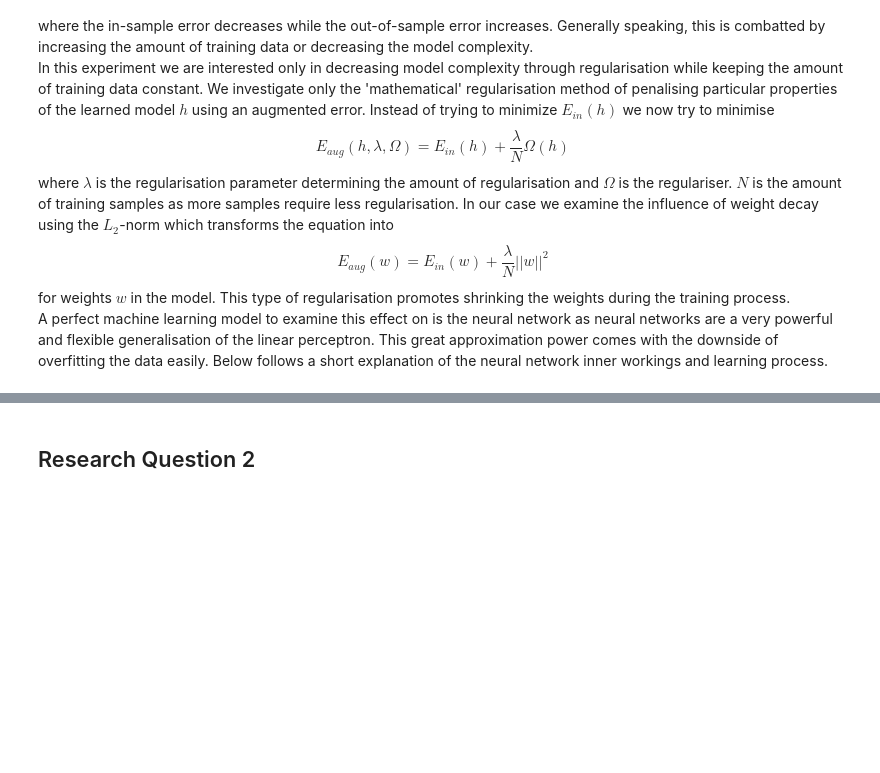
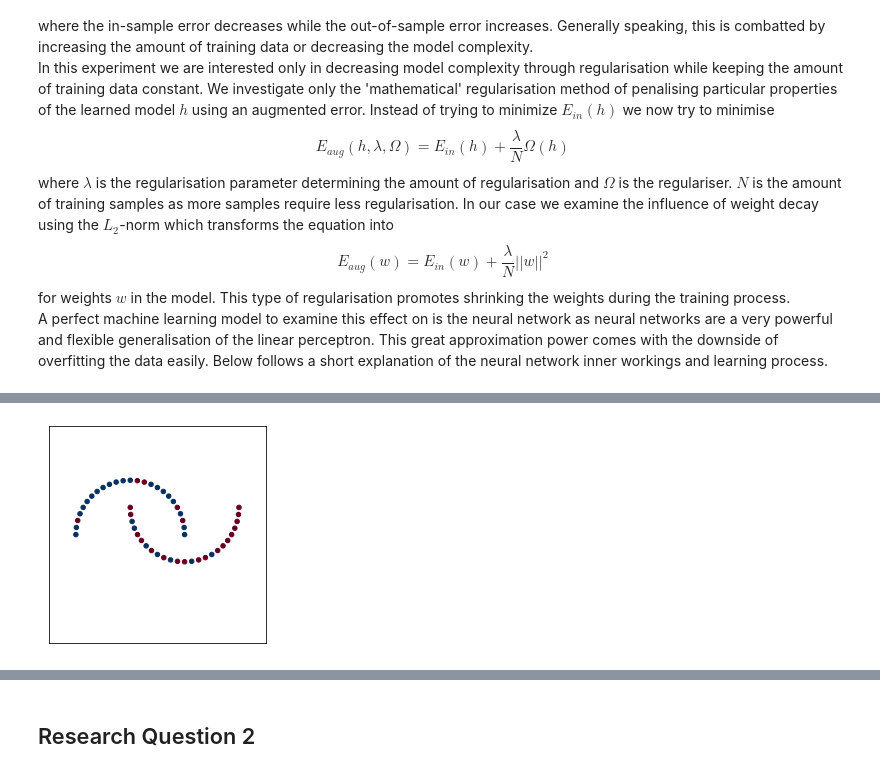
Before and after one commit to WardGauderis/SFML, a Jupyter notebook: main.ipynb, the cells around one changed output, grey strips where cells are left out. Drawn from its saved outputs; the diff is of its cells as text; code cells hidden in the pictures; blank space fills up the shorter version.

```diff
--- a/main.ipynb
+++ b/main.ipynb
@@ -167,0 +180,7 @@ def make_datasets(moons: bool, data_noise: bool, label_noise: bool, min_noise: f
+# %%
+# Plot some circles with labeling noise
+data, noises = make_datasets(True, False, True, 0.5, 0.5, 50, 1)
+X, y = data[0]
+plot_points(X, y,  plt.subplot())
+# %% [output]
+[figure, added]
```
Also changed, not shown: parts of 34 cells of this notebook.
